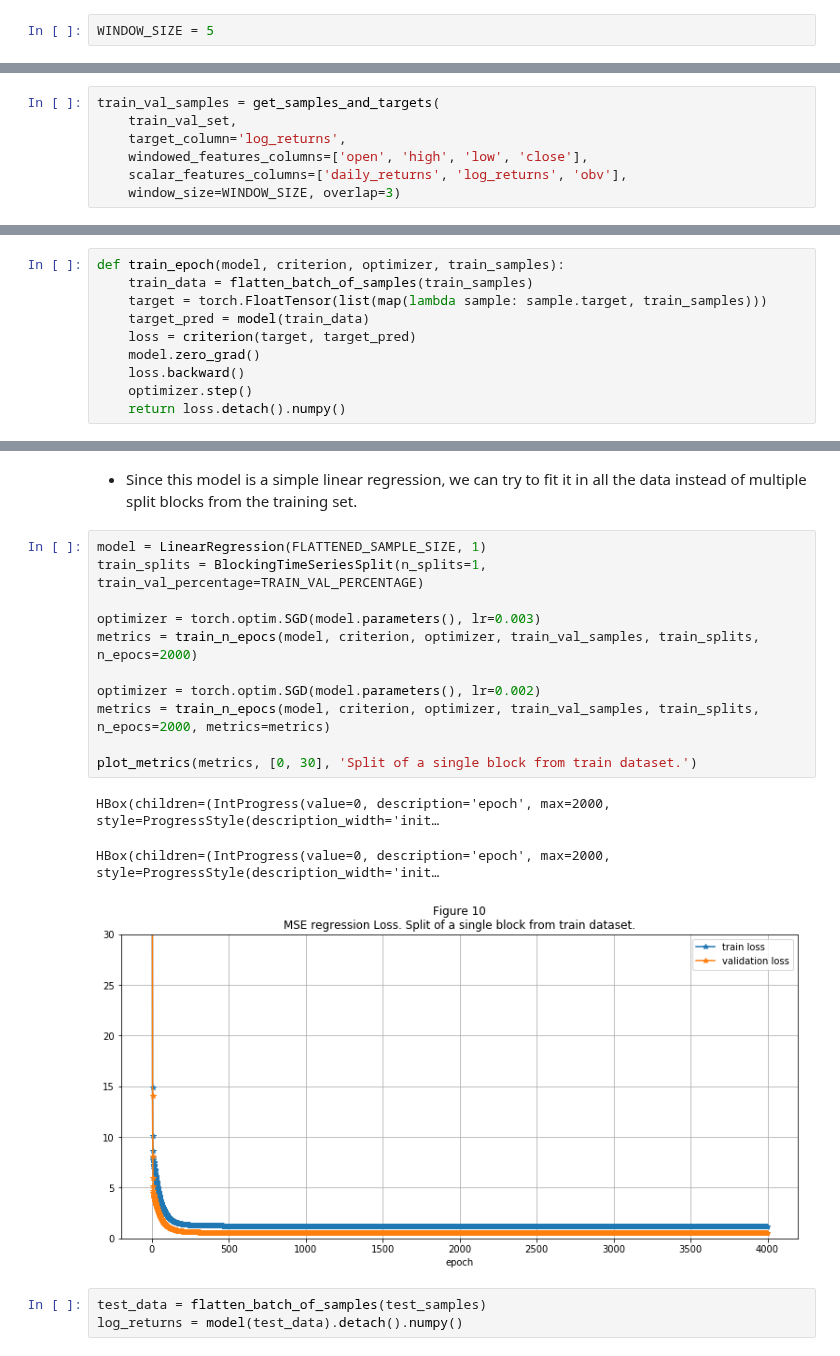
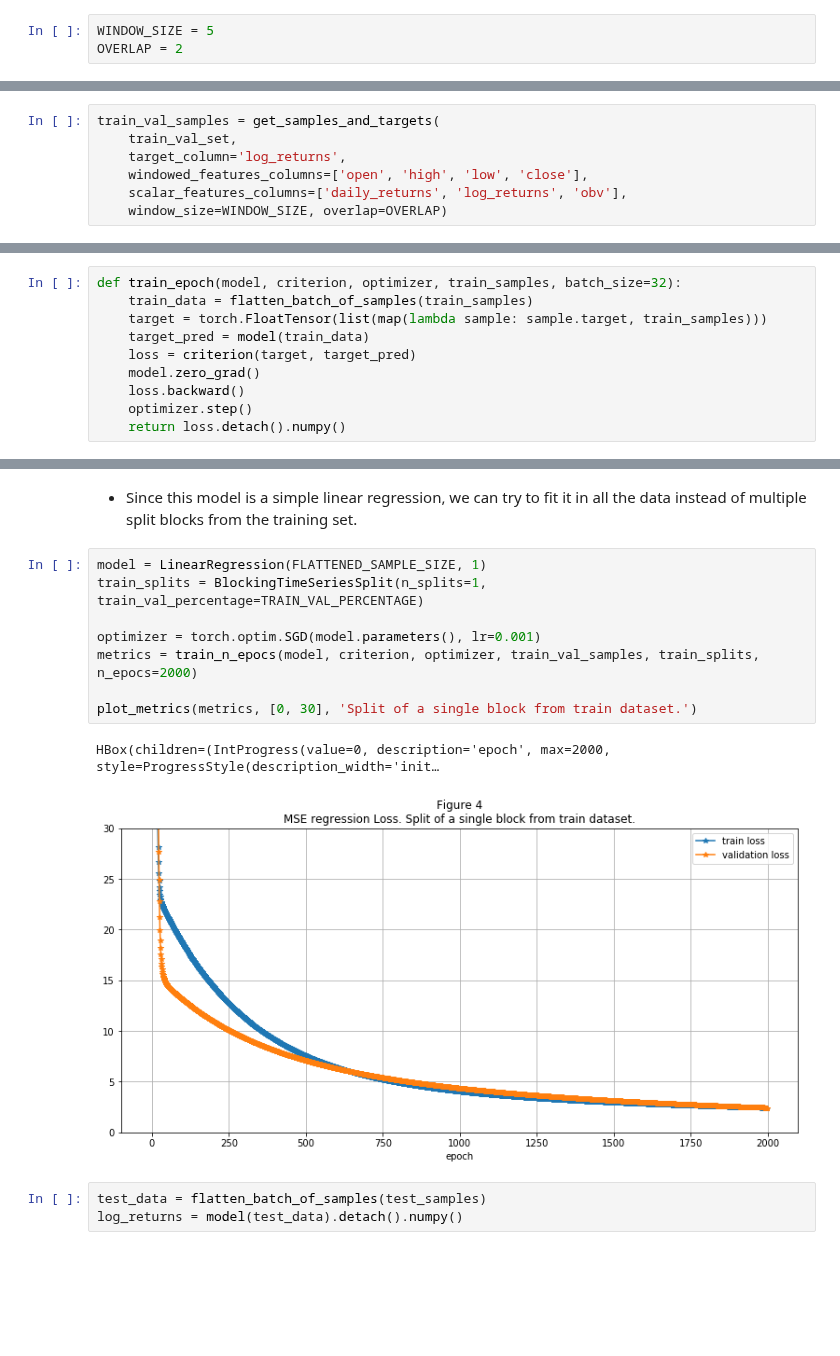
Before and after one commit to leoniloris/Stock-Price-Prediction, a Jupyter notebook: stock_price_prediction.ipynb, the cells around one changed output, grey strips where cells are left out. Saved outputs shown, nothing was run; the diff lists cells and outputs as text; blank space fills up the shorter version.

```diff
--- a/stock_price_prediction.ipynb
+++ b/stock_price_prediction.ipynb
@@ -323,6 +323,7 @@ plt.show()
 from collections import namedtuple
 # %%
 WINDOW_SIZE = 5
+OVERLAP = 2
 # %%
 Sample = namedtuple('Sample', ['windowed_features', 'scalar_features', 'target'])
 # %%
@@ -370,7 +371,7 @@ train_val_samples = get_samples_and_targets(
     target_column='log_returns',
     windowed_features_columns=['open', 'high', 'low', 'close'],
     scalar_features_columns=['daily_returns', 'log_returns', 'obv'],
-    window_size=WINDOW_SIZE, overlap=3)
+    window_size=WINDOW_SIZE, overlap=OVERLAP)
 # %% [markdown]
 ## Create simple model for linear regression
 # %%
@@ -406,5 +412,5 @@ class LinearRegression(torch.nn.Module):
 # %%
-def train_epoch(model, criterion, optimizer, train_samples):
+def train_epoch(model, criterion, optimizer, train_samples, batch_size=32):
     train_data = flatten_batch_of_samples(train_samples)
     target = torch.FloatTensor(list(map(lambda sample: sample.target, train_samples)))
     target_pred = model(train_data)
@@ -481,18 +487,14 @@ plt.show()
 # %%
 model = LinearRegression(FLATTENED_SAMPLE_SIZE, 1)
 train_splits = BlockingTimeSeriesSplit(n_splits=1, train_val_percentage=TRAIN_VAL_PERCENTAGE)
 
-optimizer = torch.optim.SGD(model.parameters(), lr=0.003)
+optimizer = torch.optim.SGD(model.parameters(), lr=0.001)
 metrics = train_n_epocs(model, criterion, optimizer, train_val_samples, train_splits, n_epocs=2000)
 
-optimizer = torch.optim.SGD(model.parameters(), lr=0.002)
-metrics = train_n_epocs(model, criterion, optimizer, train_val_samples, train_splits, n_epocs=2000, metrics=metrics)
-
 plot_metrics(metrics, [0, 30], 'Split of a single block from train dataset.')
 # %% [output]
 HBox(children=(IntProgress(value=0, description='epoch', max=2000, style=ProgressStyle(description_width='init…
-HBox(children=(IntProgress(value=0, description='epoch', max=2000, style=ProgressStyle(description_width='init…
-[figure, old version]
+[figure, new version]
 # %%
 test_data = flatten_batch_of_samples(test_samples)
 log_returns = model(test_data).detach().numpy()
```
Also changed, not shown: parts of 11 cells of this notebook.
